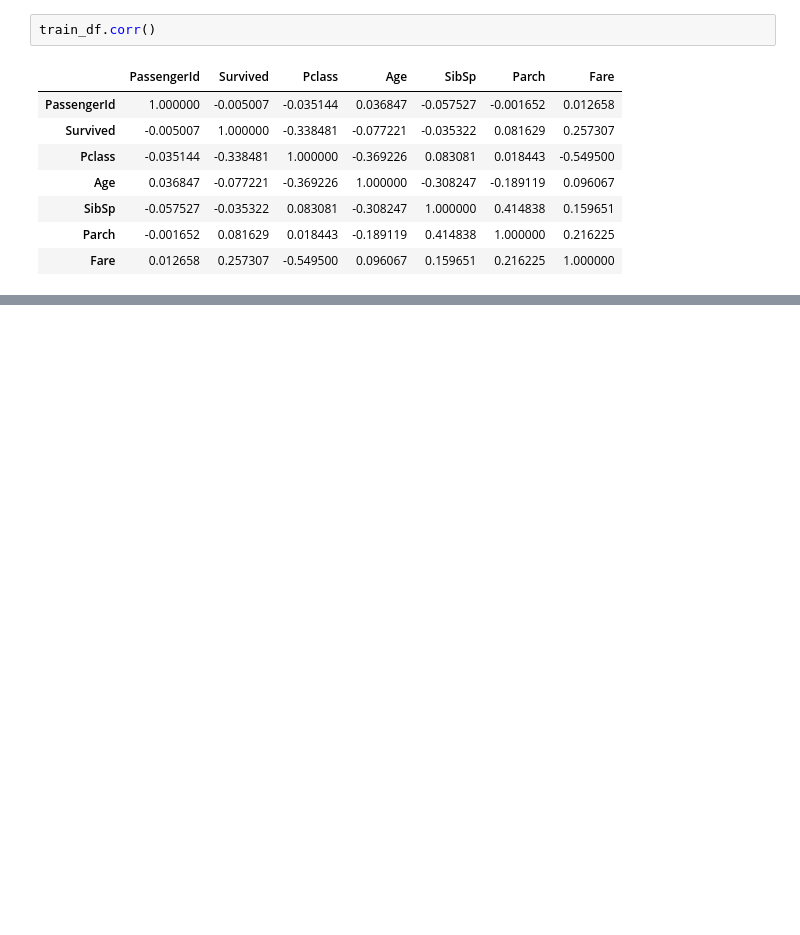
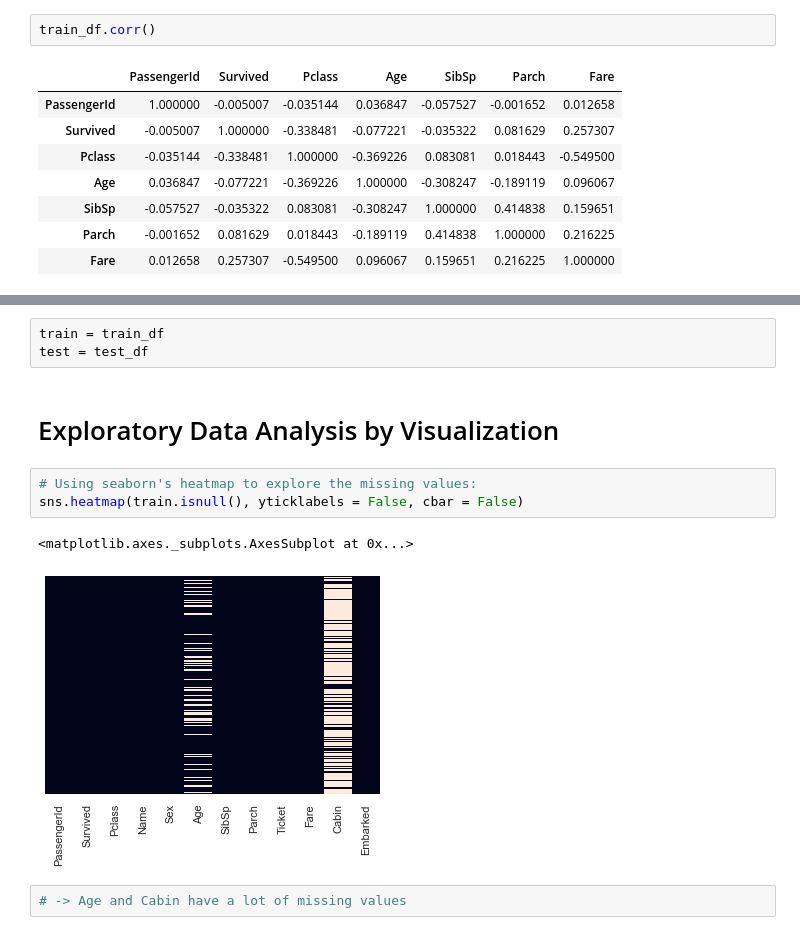
Before and after one commit to cwinsor/kaggle_titanic, a Jupyter notebook: project/Kaggle - Titanic.ipynb, the cells around one changed output, grey strips where cells are left out. Drawn from its saved outputs; the diff is of its cells as text; blank space fills up the shorter version.

Commit message:
adding data cleaning section

```diff
--- a/project/Kaggle - Titanic.ipynb
+++ b/project/Kaggle - Titanic.ipynb
@@ -221,0 +172,13 @@ train_df[['Pclass', 'Survived']].groupby(['Pclass'], as_index=False).mean()
+# %%
+train = train_df
+test = test_df
+# %% [markdown]
+# Exploratory Data Analysis by Visualization
+# %%
+# Using seaborn's heatmap to explore the missing values:
+sns.heatmap(train.isnull(), yticklabels = False, cbar = False)
+# %% [output]
+<matplotlib.axes._subplots.AxesSubplot at 0x...>
+[figure, added]
+# %%
+# -> Age and Cabin have a lot of missing values
```
Also changed, not shown: parts of 33 cells of this notebook, 1 other file.
